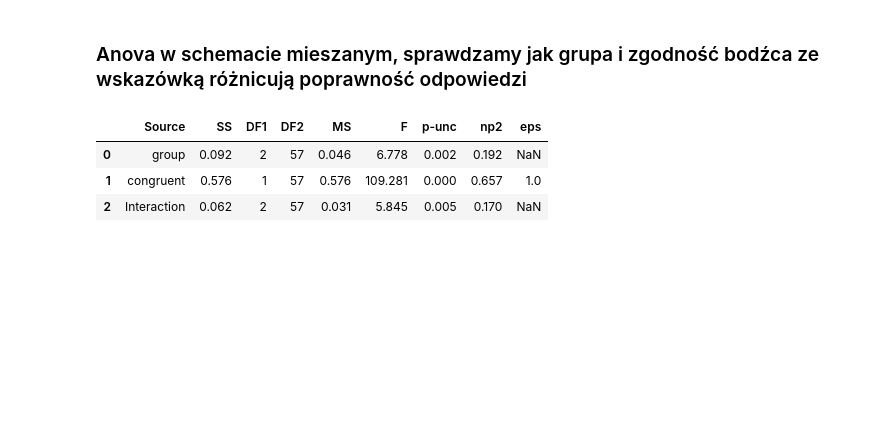
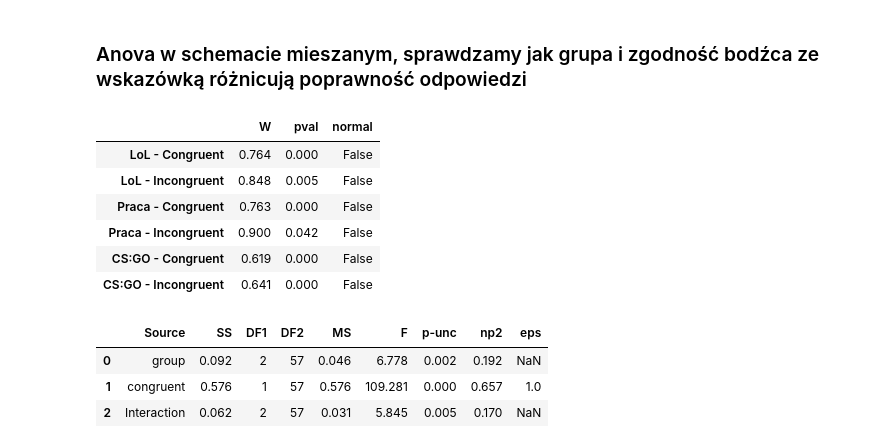
Before and after one commit to gacek91/tgmgr, a Jupyter notebook: posner_analyses.ipynb, the cells around one changed output. Saved outputs shown, nothing was run; the diff lists cells and outputs as text; code cells hidden in the pictures; blank space fills up the shorter version.

```diff
--- a/posner_analyses.ipynb
+++ b/posner_analyses.ipynb
@@ -149,6 +161,17 @@ plt.close()
 correctness = d.groupby(['id','group','congruent']).agg(
     correct = pd.NamedAgg(column='correct', aggfunc=np.mean)
 ).reset_index()
+correctness['groupXcongruent'] = correctness.apply(lambda x: f"{x['group']} - {x['congruent']}",axis=1)
+# %%
+pg.normality(data=correctness, dv="correct",group='groupXcongruent').round(3)
+# %% [output]
+|  | W | pval | normal |
+| LoL - Congruent | 0.764 | 0.000 | False |
+| LoL - Incongruent | 0.848 | 0.005 | False |
+| Praca - Congruent | 0.763 | 0.000 | False |
+| Praca - Incongruent | 0.900 | 0.042 | False |
+| CS:GO - Congruent | 0.619 | 0.000 | False |
+| CS:GO - Incongruent | 0.641 | 0.000 | False |
 # %%
 pg.mixed_anova(data=correctness,dv = 'correct',within='congruent',between='group',subject='id').round(3)
 # %% [output]
```
Also changed, not shown: parts of 2 cells of this notebook, 3 other files.
